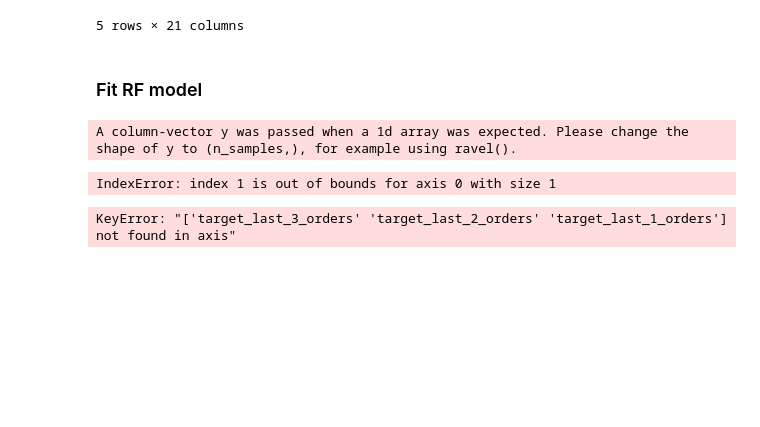
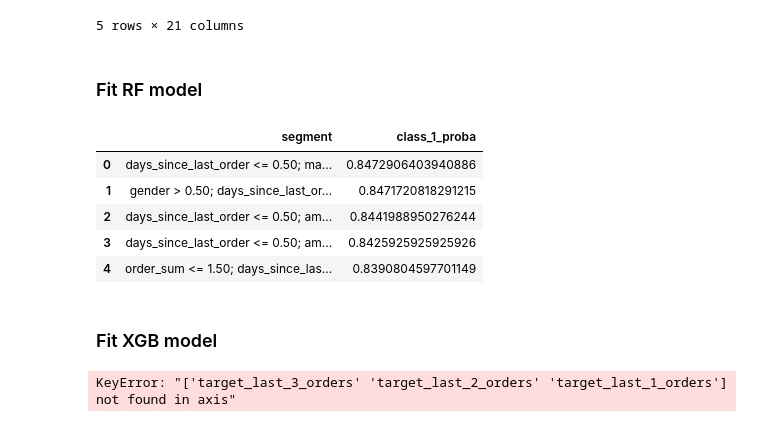
Before and after one commit to paradisensei/raif-hack, a Jupyter notebook: Churn segments.ipynb, the cells around one changed output. Saved outputs shown, nothing was run; the diff lists cells and outputs as text; code cells hidden in the pictures; blank space fills up the shorter version.

Commit message:
New features and bugfixes
New features:
1. metrics.py
1.1 ChurnSegments added

Bugfixes:
1. metrics.py
   Small bugfixes

```diff
--- a/Churn segments.ipynb
+++ b/Churn segments.ipynb
@@ -203,24 +203,29 @@ data.head()
 # %% [markdown]
 ### Fit RF model
 # %%
-clf = RandomForestRegressor(n_estimators=100, max_depth=4, min_samples_leaf=500, criterion='friedman_mse',
+clf = RandomForestClassifier(n_estimators=100, max_depth=4, min_samples_leaf=500, criterion='gini',
                             random_state=1, n_jobs=-1)
 
-#data = data.drop(cols_target, axis=1)
 targets = ['target_last_3_orders', 'target_last_2_orders', 'target_last_1_orders']
-X, y = data.drop(targets, axis=1).fillna(0), data[targets[:1]].fillna(0)
+X, y = data.drop(cols_target+targets, axis=1).fillna(0), data[targets[0]].fillna(0)
 X_train, y_train = X[:14000], y[:14000]
 
 clf = clf.fit(X_train, y_train)
 
 feature_names = X_train.columns
 tree_utils.get_most_probable_classification_ensemble_paths(clf, feature_names, 5)
 # %% [output]
-A column-vector y was passed when a 1d array was expected. Please change the shape of y to (n_samples,), for example using ravel().
-IndexError: index 1 is out of bounds for axis 0 with size 1
+|  | segment | class_1_proba |
+| 0 | days_since_last_order <= 0.50; ma... | 0.8472906403940886 |
+| 1 | gender > 0.50; days_since_last_or... | 0.8471720818291215 |
+| 2 | days_since_last_order <= 0.50; am... | 0.8441988950276244 |
+| 3 | days_since_last_order <= 0.50; am... | 0.8425925925925926 |
+| 4 | order_sum <= 1.50; days_since_las... | 0.8390804597701149 |
 # %%
 # data_handling.save_to_pickle(clf, 'in/churn_prediction_model.pickle')
 # data_handling.save_to_pickle(feature_names, 'in/churn_prediction_model_features.pickle')
+# %% [markdown]
+### Fit XGB model
 # %%
 data = data.drop(cols_target, axis=1)
 targets = ['target_last_3_orders', 'target_last_2_orders', 'target_last_1_orders']
```
Also changed, not shown: parts of 2 cells of this notebook, 5 other files.
